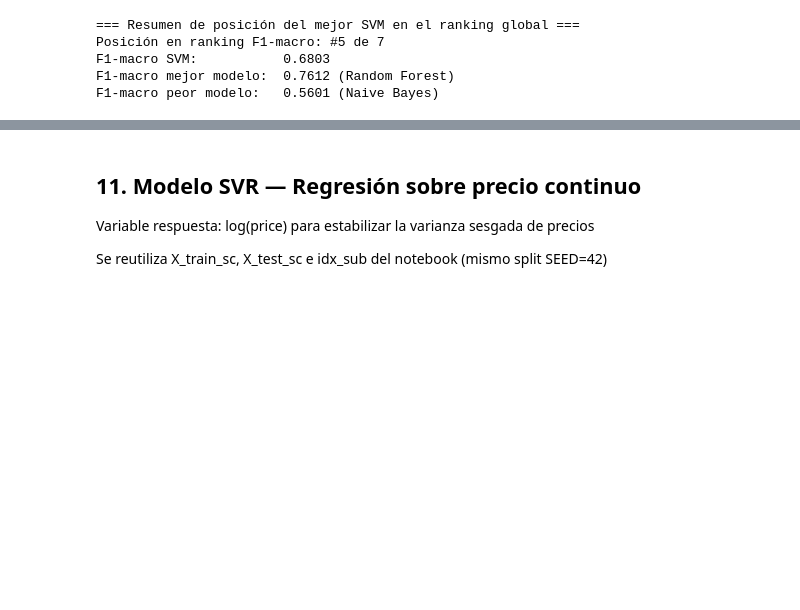
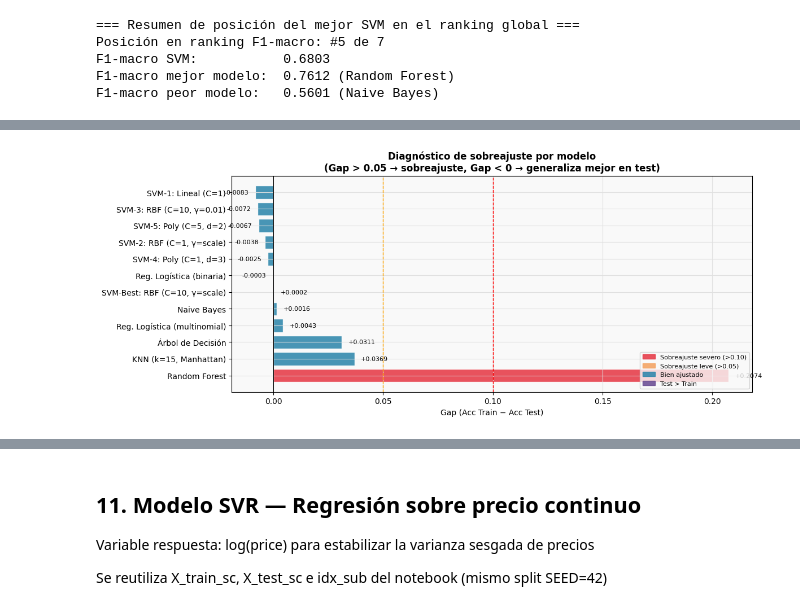
Before and after one commit to Zacatac23/Lab8-Mineria, a Jupyter notebook: mod/Lab8_SVM.ipynb, the cells around one changed output, grey strips where cells are left out. Drawn from its saved outputs; the diff is of its cells as text; code cells hidden in the pictures; blank space fills up the shorter version.

```diff
--- a/mod/Lab8_SVM.ipynb
+++ b/mod/Lab8_SVM.ipynb
@@ -999,0 +1020,92 @@ F1-macro peor modelo:   0.5601 (Naive Bayes)
+# %%
+historico_overfitting = [
+    ('Árbol de Decisión',                0.7435, 0.7124, 0.7431, 0.6891),
+    ('Random Forest',                    0.9930, 0.7856, 0.9929, 0.7612),
+    ('Naive Bayes',                      0.5850, 0.5834, 0.5760, 0.5601),
+    ('KNN (k=15, Manhattan)',             0.7852, 0.7483, 0.7843, 0.7472),
+    ('Reg. Logística (binaria)',          0.8356, 0.8359, 0.6203, 0.6268),
+    ('Reg. Logística (multinomial)',      0.6850, 0.6807, 0.6700, 0.6617),
+]
+
+svm_overfitting = [
+    (nombre, acc_tr, acc_te, f1_tr, f1_te)
+    for nombre, _, _, acc_tr, acc_te, f1_tr, f1_te in modelos_info
+]
+
+filas = []
+
+for alg, acc_tr, acc_te, f1_tr, f1_te in historico_overfitting:
+    gap_acc = acc_tr - acc_te
+    gap_f1  = f1_tr  - f1_te
+    if gap_acc > 0.10:
+        diag = 'Sobreajuste severo'
+    elif gap_acc > 0.05:
+        diag = 'Sobreajuste leve'
+    elif acc_te < 0.60:
+        diag = 'Desajuste'
+    elif abs(gap_acc) <= 0.05:
+        diag = 'Bien ajustado'
+    else:
+        diag = 'Bien ajustado'
+    filas.append({'Algoritmo': alg, 'Acc Train': acc_tr, 'Acc Test': acc_te,
+                  'F1 Train': f1_tr, 'F1 Test': f1_te,
+                  'Gap Acc': round(gap_acc, 4), 'Gap F1': round(gap_f1, 4),
+                  'Diagnóstico': diag})
+
+for nombre, acc_tr, acc_te, f1_tr, f1_te in svm_overfitting:
+    gap_acc = acc_tr - acc_te
+    gap_f1  = f1_tr  - f1_te
+    if gap_acc > 0.10:
+        diag = 'Sobreajuste severo'
+    elif gap_acc > 0.05:
+        diag = 'Sobreajuste leve'
+    elif acc_te < 0.60:
+        diag = 'Desajuste'
+    else:
+        diag = 'Bien ajustado'
+    filas.append({'Algoritmo': nombre, 'Acc Train': acc_tr, 'Acc Test': acc_te,
+                  'F1 Train': f1_tr, 'F1 Test': f1_te,
+                  'Gap Acc': round(gap_acc, 4), 'Gap F1': round(gap_f1, 4),
+                  'Diagnóstico': diag})
+
+df_over = pd.DataFrame(filas)
+print('=== Tabla de sobreajuste — todos los modelos de clasificación ===')
+print(df_over.to_string(index=False))
+
+df_sorted = df_over.sort_values('Gap Acc', ascending=False).reset_index(drop=True)
+
+colores_gap = []
+for g in df_sorted['Gap Acc']:
+    if g > 0.10:   colores_gap.append('#E63946')
+    elif g > 0.05: colores_gap.append('#F4A261')
+    elif g < -0.03: colores_gap.append('#6A4C93')
+    else:           colores_gap.append('#2E86AB')
+
+fig, ax = plt.subplots(figsize=(12, 5))
+bars = ax.barh(df_sorted['Algoritmo'], df_sorted['Gap Acc'],
+               color=colores_gap, alpha=0.87, edgecolor='white')
+for bar in bars:
+    xval = bar.get_width()
+    offset = 0.003 if xval >= 0 else -0.003
+    ha = 'left' if xval >= 0 else 'right'
+    ax.text(xval + offset, bar.get_y() + bar.get_height()/2,
+            f'{xval:+.4f}', va='center', ha=ha, fontsize=8)
+
+ax.axvline(0,    color='black', lw=1.2)
+ax.axvline(0.05, color='orange', lw=1, ls='--', label='Umbral leve (+0.05)')
+ax.axvline(0.10, color='red',    lw=1, ls='--', label='Umbral severo (+0.10)')
+ax.set_xlabel('Gap (Acc Train − Acc Test)')
+ax.set_title('Diagnóstico de sobreajuste por modelo\n(Gap > 0.05 → sobreajuste, Gap < 0 → generaliza mejor en test)',
+             fontweight='bold')
+ax.legend(fontsize=8, loc='lower right')
+
+import matplotlib.patches as mpatches
+p1 = mpatches.Patch(color='#E63946', alpha=0.87, label='Sobreajuste severo (>0.10)')
+p2 = mpatches.Patch(color='#F4A261', alpha=0.87, label='Sobreajuste leve (>0.05)')
+p3 = mpatches.Patch(color='#2E86AB', alpha=0.87, label='Bien ajustado')
+p4 = mpatches.Patch(color='#6A4C93', alpha=0.87, label='Test > Train')
+ax.legend(handles=[p1, p2, p3, p4], fontsize=8, loc='lower right')
+
+plt.tight_layout()
+plt.show()
+# %% [output]
@@ -999,0 +1126 @@ F1-macro peor modelo:   0.5601 (Naive Bayes)
+[figure, added]
```
Also changed, not shown: parts of 5 cells of this notebook.
